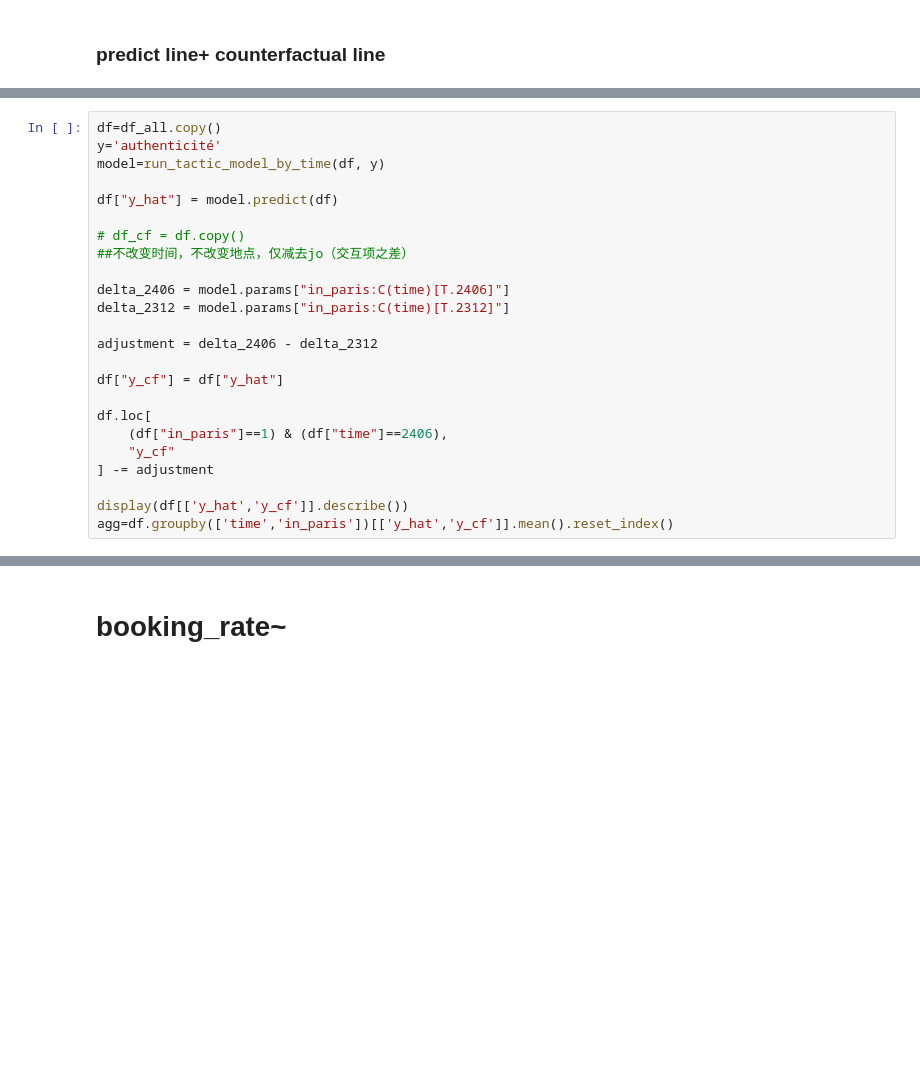
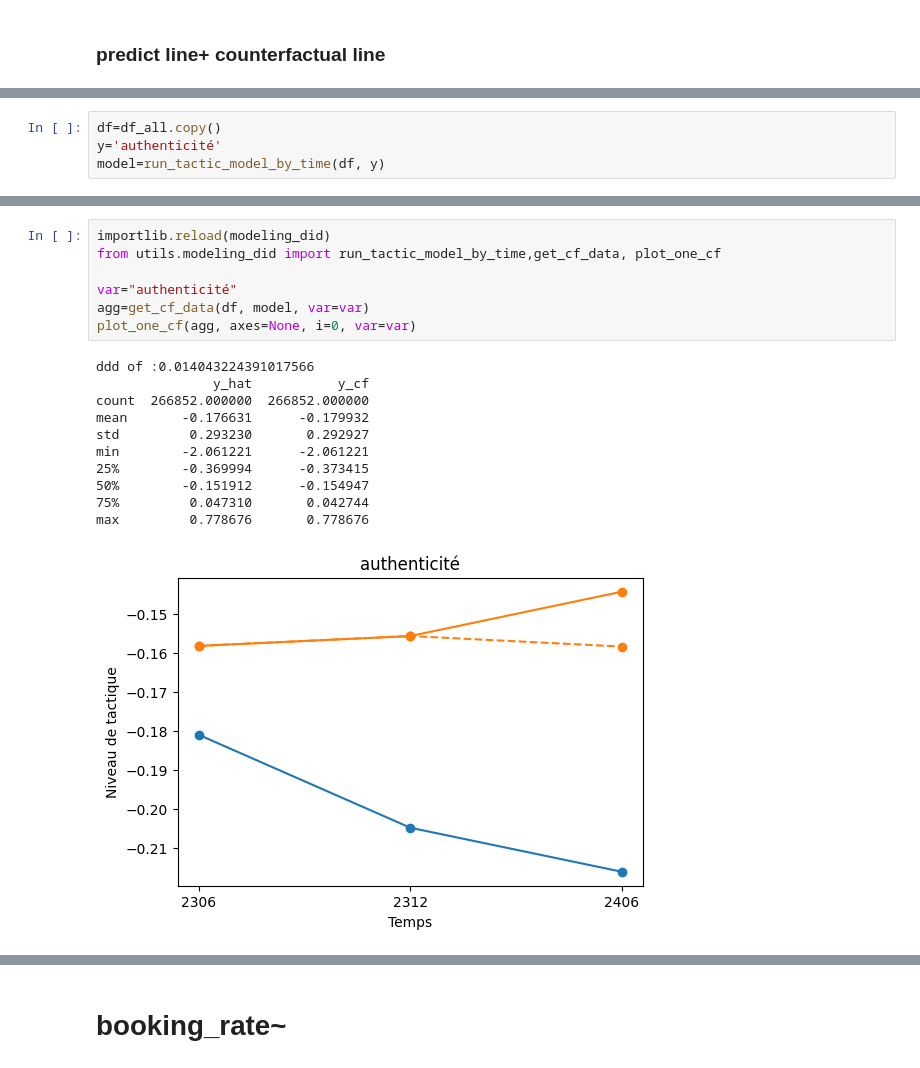
Before and after one commit to yeliu-dh/SelfPresentation_Multimodal_airbnb, a Jupyter notebook: D_stat/test_mod2324-2.ipynb, the cells around one changed output, grey strips where cells are left out. Saved outputs shown, nothing was run; the diff lists cells and outputs as text; blank space fills up the shorter version.

```diff
--- a/D_stat/test_mod2324-2.ipynb
+++ b/D_stat/test_mod2324-2.ipynb
@@ -667,23 +394,3 @@ dtype('int64')
 df=df_all.copy()
 y='authenticité'
 model=run_tactic_model_by_time(df, y)
-
-df["y_hat"] = model.predict(df)
-
-# df_cf = df.copy()
-##不改变时间，不改变地点，仅减去jo（交互项之差）
-
-delta_2406 = model.params["in_paris:C(time)[T.2406]"]
-delta_2312 = model.params["in_paris:C(time)[T.2312]"]
-
-adjustment = delta_2406 - delta_2312
-
-df["y_cf"] = df["y_hat"]
-
-df.loc[
-    (df["in_paris"]==1) & (df["time"]==2406),
-    "y_cf"
-] -= adjustment
-
-display(df[['y_hat','y_cf']].describe())
-agg=df.groupby(['time','in_paris'])[['y_hat','y_cf']].mean().reset_index()
@@ -963,0 +403,19 @@ ttest.effect, p_to_sig(ttest.pvalue)
+# %%
+importlib.reload(modeling_did)
+from utils.modeling_did import run_tactic_model_by_time,get_cf_data, plot_one_cf
+
+var="authenticité"
+agg=get_cf_data(df, model, var=var)
+plot_one_cf(agg, axes=None, i=0, var=var)
+# %% [output]
+ddd of :0.014043224391017566
+               y_hat           y_cf
+count  266852.000000  266852.000000
+mean       -0.176631      -0.179932
+std         0.293230       0.292927
+min        -2.061221      -2.061221
+25%        -0.369994      -0.373415
+50%        -0.151912      -0.154947
+75%         0.047310       0.042744
+max         0.778676       0.778676
+[figure, added]
```
Also changed, not shown: parts of 33 cells of this notebook, 3 other files.
